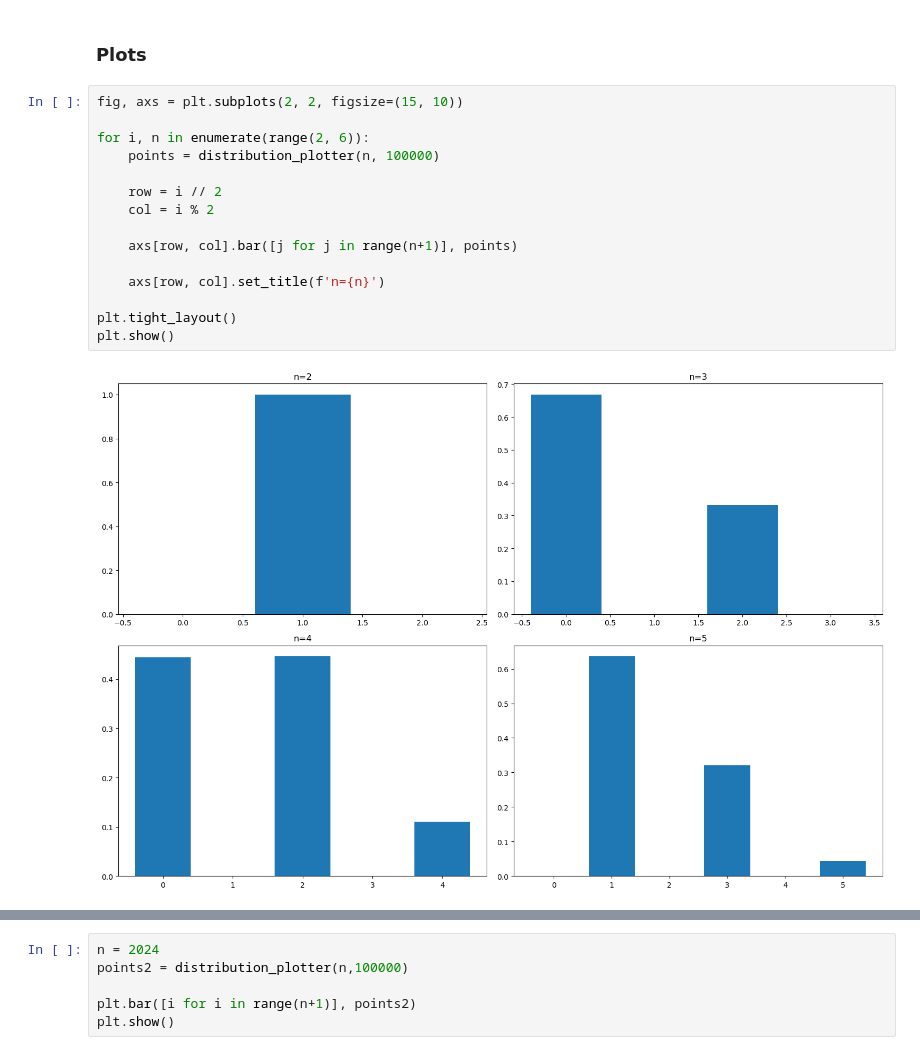
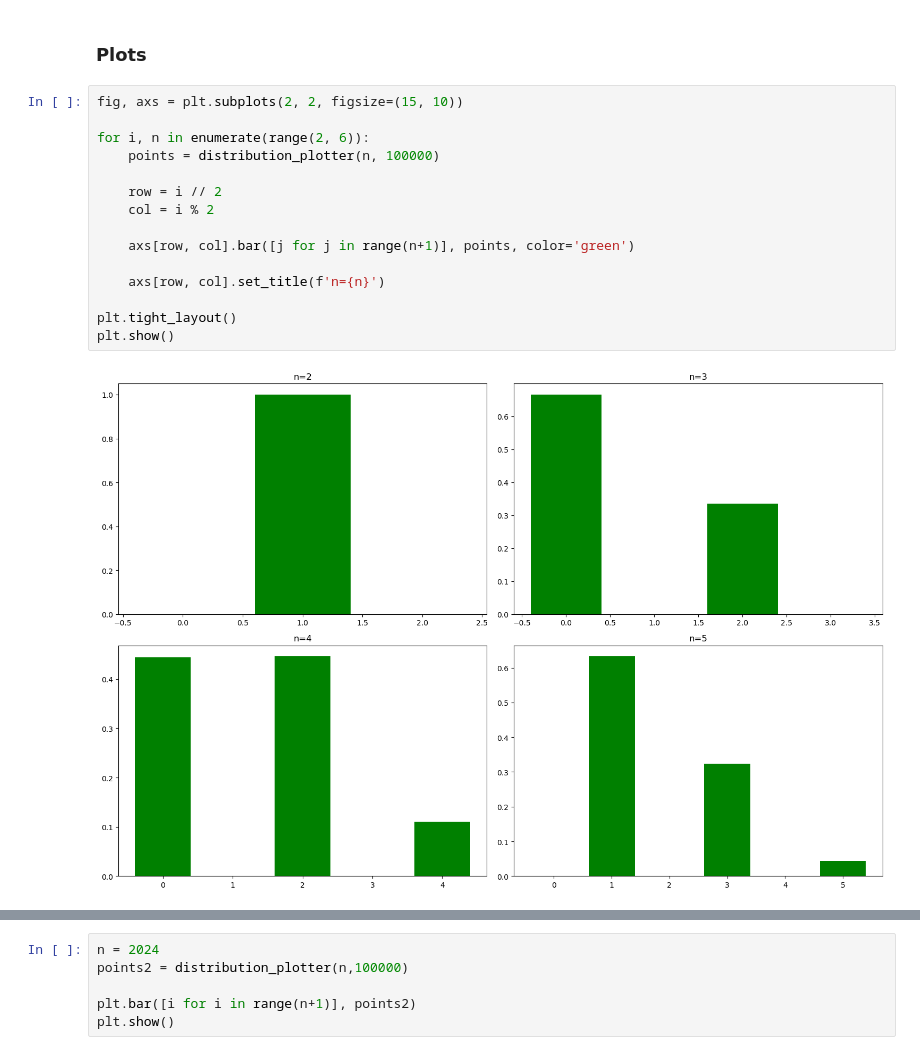
Before and after one commit to ArkinF/MA3K7, a Jupyter notebook: MA3K7 Assignment3.ipynb, the cells around one changed output, grey strips where cells are left out. Drawn from its saved outputs; the diff is of its cells as text.

```diff
--- a/MA3K7 Assignment3.ipynb
+++ b/MA3K7 Assignment3.ipynb
@@ -34,20 +34,20 @@ def distribution_plotter(n, iterations):
 # %%
 fig, axs = plt.subplots(2, 2, figsize=(15, 10))
 
 for i, n in enumerate(range(2, 6)):
     points = distribution_plotter(n, 100000)
 
     row = i // 2
     col = i % 2
 
-    axs[row, col].bar([j for j in range(n+1)], points)
+    axs[row, col].bar([j for j in range(n+1)], points, color='green')
 
     axs[row, col].set_title(f'n={n}')
 
 plt.tight_layout()
 plt.show()
 # %% [output]
-[figure, old version]
+[figure, new version]
 # %%
 fig, axs = plt.subplots(6, 4, figsize=(15, 12))
 
```
Also changed, not shown: parts of 9 cells of this notebook.
